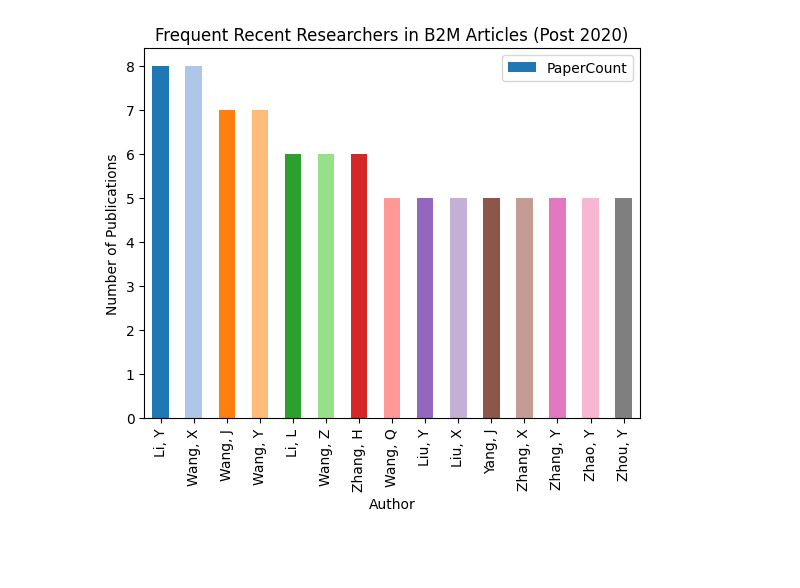
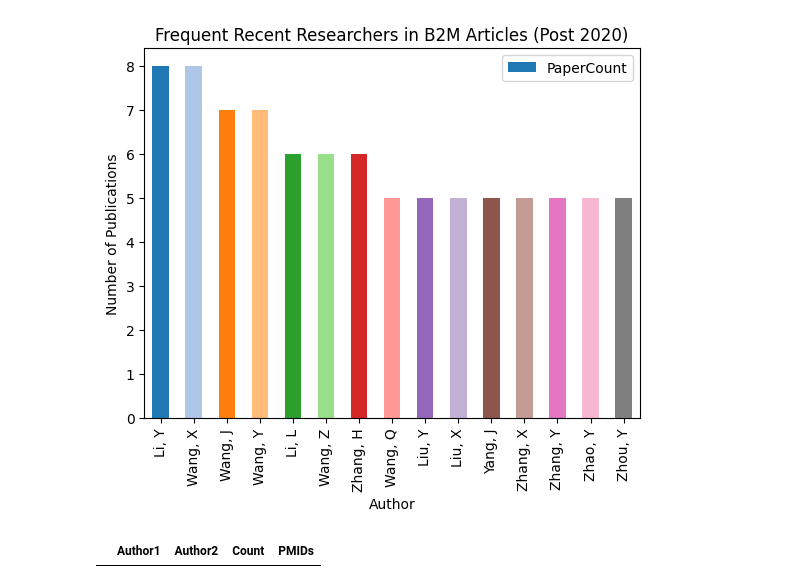
Before and after one commit to LillWawrence/consulting_skills_exam, a Jupyter notebook: mollyconsulting.ipynb, the cells around one changed output. Drawn from its saved outputs; the diff is of its cells as text; code cells hidden in the pictures; blank space fills up the shorter version.

```diff
--- a/mollyconsulting.ipynb
+++ b/mollyconsulting.ipynb
@@ -305,3 +305,24 @@ plt.show()
 | 13 | Zhao, Y | [33892543, 34115389, 36275473, 36... | 5 |
 | 14 | Zhou, Y | [33658560, 34305082, 36691086, 36... | 5 |
 [figure]
+# %%
+#collab of the shortlist researchers:
+# Y. Li
+#X. Wang
+#J.Wang
+#Y. Wang
+#L. Li
+#Z. Wang
+#H. Zhang
+
+
+shortlist= ['Li, Y', 'Wang, X', 'Wang, J', 'Wang, Y', 'Li, L', 'Wang, Z', 'Zhang, H']
+
+shortlist_coauthors = coauthor_summary[
+    (coauthor_summary["Author1"].isin(shortlist)) &
+    (coauthor_summary["Author2"].isin(shortlist))
+].sort_values("Count", ascending=False)
+
+display(shortlist_coauthors)
+# %% [output]
+|  | Author1 | Author2 | Count | PMIDs |
```
Also changed, not shown: parts of 1 cell of this notebook.
